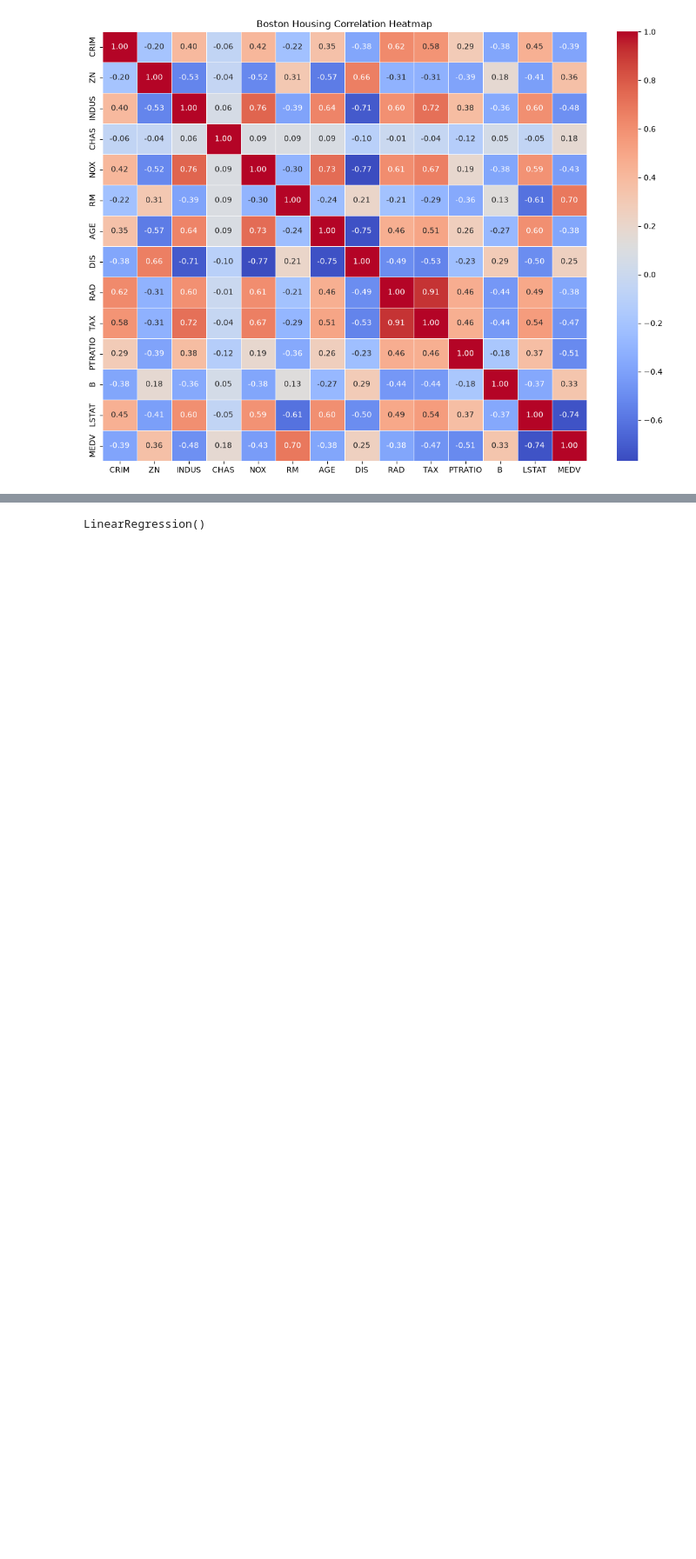
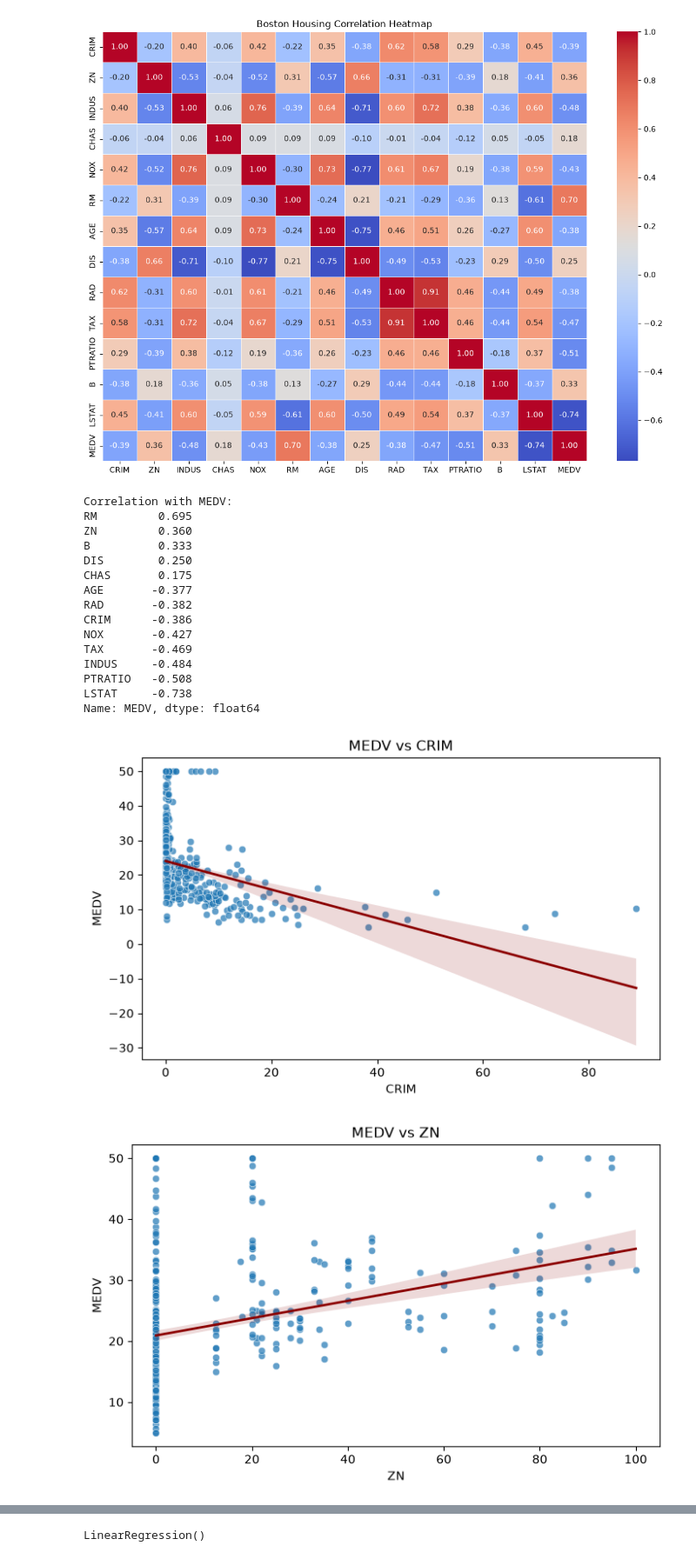
Before and after one commit to AryaPittalwala/Machine_Learning_LAB, a Jupyter notebook: LAB_2-1/2648510_LAB_1.ipynb, the cells around one changed output, grey strips where cells are left out. Shown at 87% size. Cells and saved outputs as stored; diff of their text form; code cells hidden in the pictures; blank space fills up the shorter version.

```diff
--- a/LAB_2-1/2648510_LAB_1.ipynb
+++ b/LAB_2-1/2648510_LAB_1.ipynb
@@ -127,3 +146,43 @@ plt.title("Boston Housing Correlation Heatmap")
 plt.show()
 # %% [output]
 [figure]
+# %%
+target_col = 'MEDV'
+feature_cols = [col for col in ds.columns if col != target_col and pd.api.types.is_numeric_dtype(ds[col])]
+
+print('Correlation with MEDV:')
+print(ds[feature_cols + [target_col]].corr(numeric_only=True)[target_col].drop(target_col).sort_values(ascending=False).round(3))
+
+for col in feature_cols:
+    plt.figure(figsize=(7, 4.5))
+
+    if ds[col].nunique() <= 10:
+        sns.boxplot(data=ds, x=col, y=target_col)
+        plt.title(f'{target_col} by {col}')
+    else:
+        sns.scatterplot(data=ds, x=col, y=target_col, alpha=0.7)
+        sns.regplot(data=ds, x=col, y=target_col, scatter=False, color='darkred', line_kws={'linewidth': 2})
+        plt.title(f'{target_col} vs {col}')
+
+    plt.xlabel(col)
+    plt.ylabel(target_col)
+    plt.tight_layout()
+    plt.show()
+# %% [output]
+Correlation with MEDV:
+RM         0.695
+ZN         0.360
+B          0.333
+DIS        0.250
+CHAS       0.175
+AGE       -0.377
+RAD       -0.382
+CRIM      -0.386
+NOX       -0.427
+TAX       -0.469
+INDUS     -0.484
+PTRATIO   -0.508
+LSTAT     -0.738
+Name: MEDV, dtype: float64
+[figure, added]
+[figure, added]
```
Also changed, not shown: parts of 4 cells of this notebook, 2 other files.
